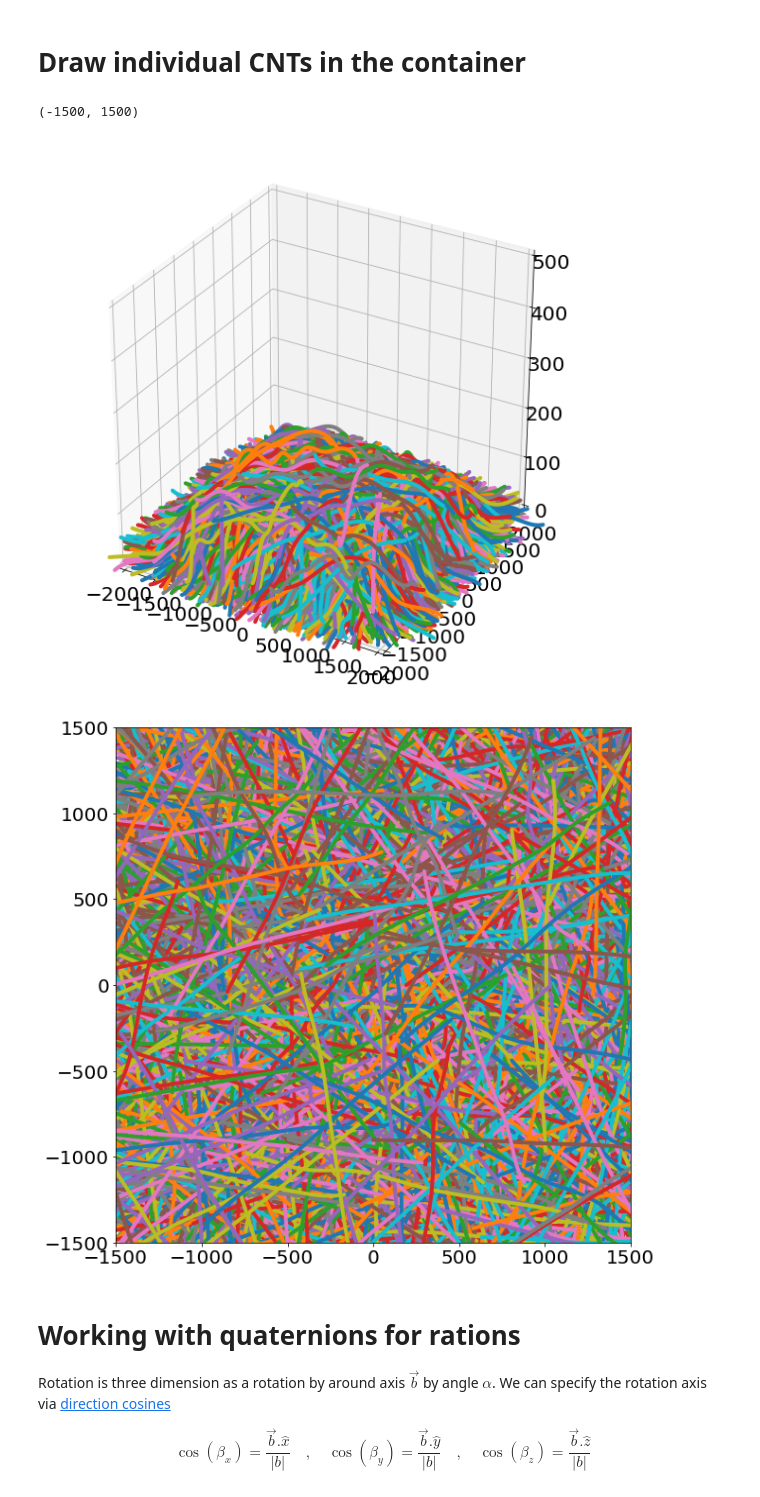
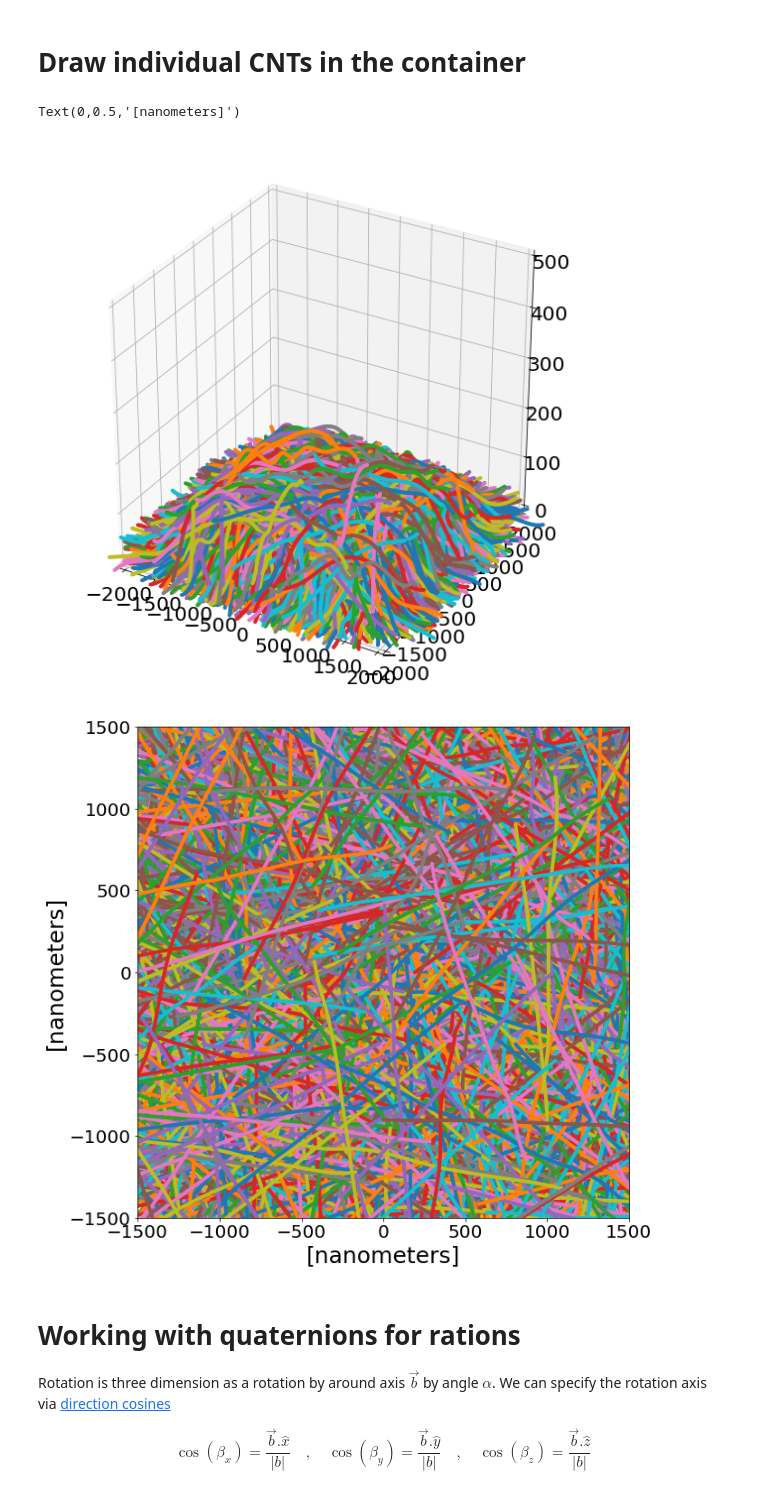
Before and after one commit to amirhosseindavoody/carbon_nanotube_mesh, a Jupyter notebook: cnt_mesh.ipynb, the cells around one changed output. Cells and saved outputs as stored; diff of their text form; code cells hidden in the pictures.

```diff
--- a/cnt_mesh.ipynb
+++ b/cnt_mesh.ipynb
@@ -72,35 +72,37 @@ ax.tick_params(labelsize=20)
 fig = plt.figure(figsize=(20,10))
 ax = fig.add_subplot(111,projection='3d')
 ax.set_aspect('equal')
 
 begin=0
 n_tube=len(tubes)
 
 for t in tubes[begin:begin+n_tube]:
     ax = t.plot(ax=ax,mode='fine')
 
 ax.set_xlim([-2000,2000])
 ax.set_ylim([-2000,2000])
 _ = ax.set_zlim([0,500])
 
 
 # plot a top view of the mesh
 fig = plt.figure(figsize=(20,10))
 ax = fig.add_subplot(111)
 ax.set_aspect('equal')
 
 begin=0
 n_tube=len(tubes)
 
 for t in tubes[begin:begin+n_tube]:
     ax.plot(t.r_fine()[:,2], t.r_fine()[:,0])
 
 ax.set_xlim([-1500, 1500])
 ax.set_ylim([-1500, 1500])
+ax.set_xlabel("[nanometers]")
+ax.set_ylabel("[nanometers]")
 # %% [output]
-(-1500, 1500)
+Text(0,0.5,'[nanometers]')
 [figure]
-[figure, old version]
+[figure, new version]
 # %% [markdown]
 # Working with quaternions for rations
 
```
Also changed, not shown: parts of 3 cells of this notebook, 1 other file.
